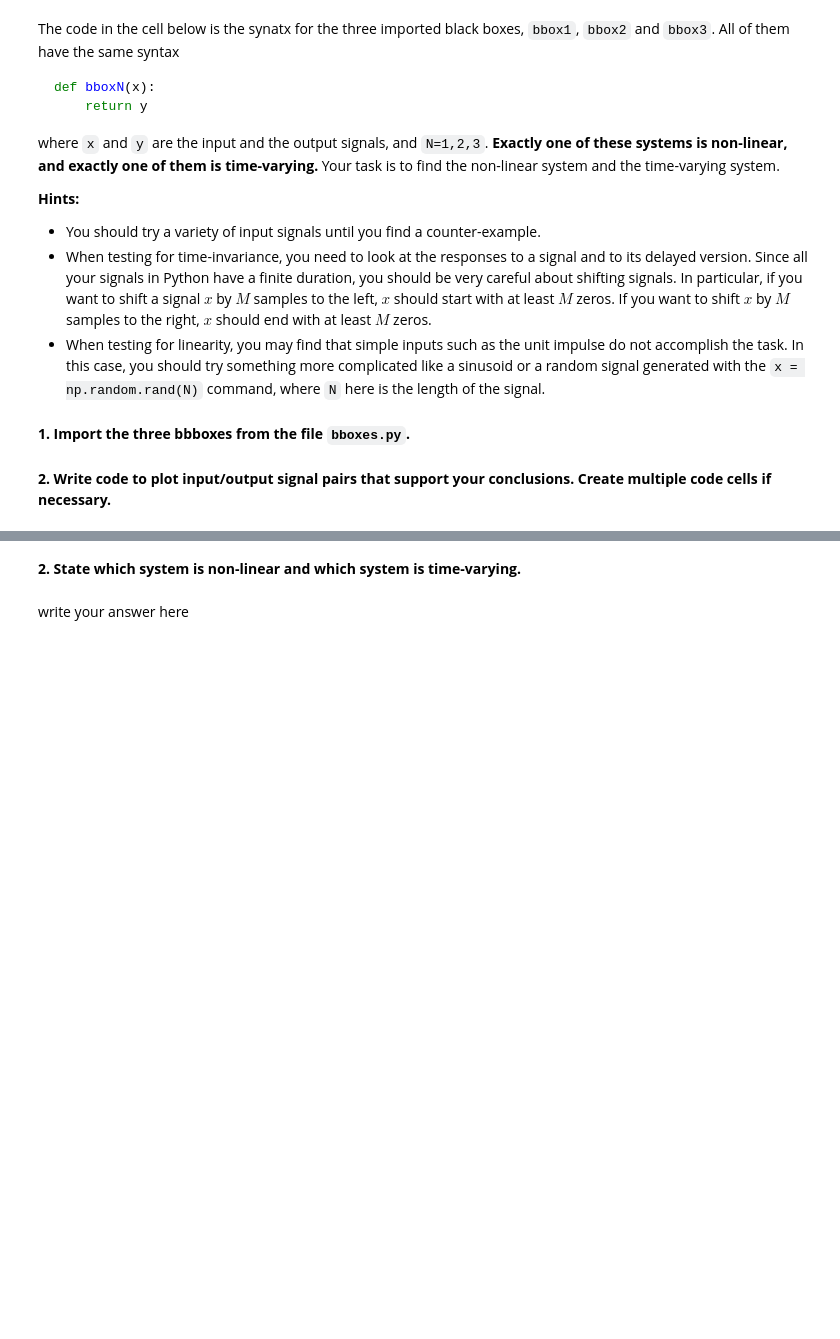
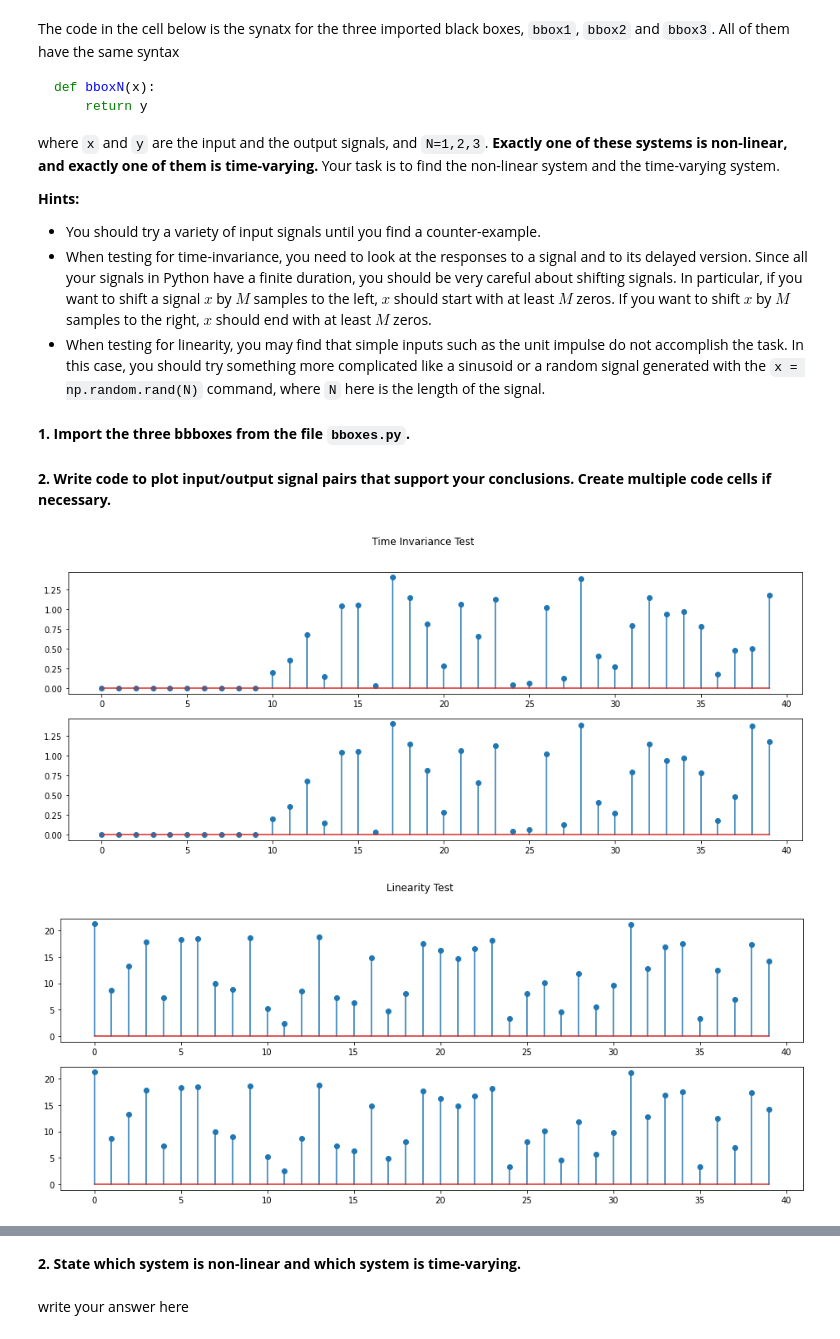
Before and after one commit to JustinWang781/438-Lab02, a Jupyter notebook: lab02_report.ipynb, the cells around one changed output, grey strips where cells are left out. Saved outputs shown, nothing was run; the diff lists cells and outputs as text; code cells hidden in the pictures; blank space fills up the shorter version.

```diff
--- a/lab02_report.ipynb
+++ b/lab02_report.ipynb
@@ -280,0 +300,39 @@
+# %%
+# bbox1
+x = np.random.rand(40)
+x[0:5] = 0
+x[35:40] = 0
+
+x1 = x
+y1_pre = bbox1(x1)
+y1 = np.zeros(len(x1))
+for i in range(5,len(y1)):
+  y1[i] = y1_pre[i-5]
+
+x2 = np.zeros(len(x))
+for i in range(5,len(x2)):
+  x2[i] = x[i-5]
+y2 = bbox1(x2)
+
+fig1, axs = plt.subplots(2)
+axs[0].stem(y1)
+axs[1].stem(y2)
+fig1.suptitle("Time Invariance Test")
+fig1.show()
+
+x1 = np.random.rand(40)
+x2 = np.random.rand(40)
+a1 = 3
+a2 = 13
+
+y1 = a1 * bbox1(x1) + a2 * bbox1(x2)
+y2 = bbox1(a1*x1 + a2*x2)
+
+fig2, axs = plt.subplots(2)
+axs[0].stem(y1)
+axs[1].stem(y2)
+fig2.suptitle("Linearity Test")
+fig2.show()
+# %% [output]
+[figure, added]
+[figure, added]
```
Also changed, not shown: parts of 9 cells of this notebook.
